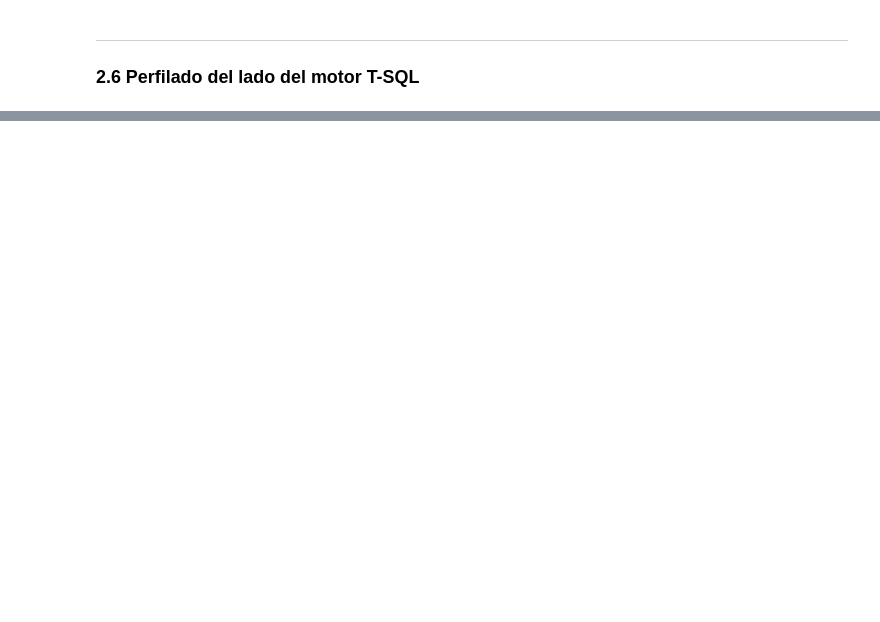
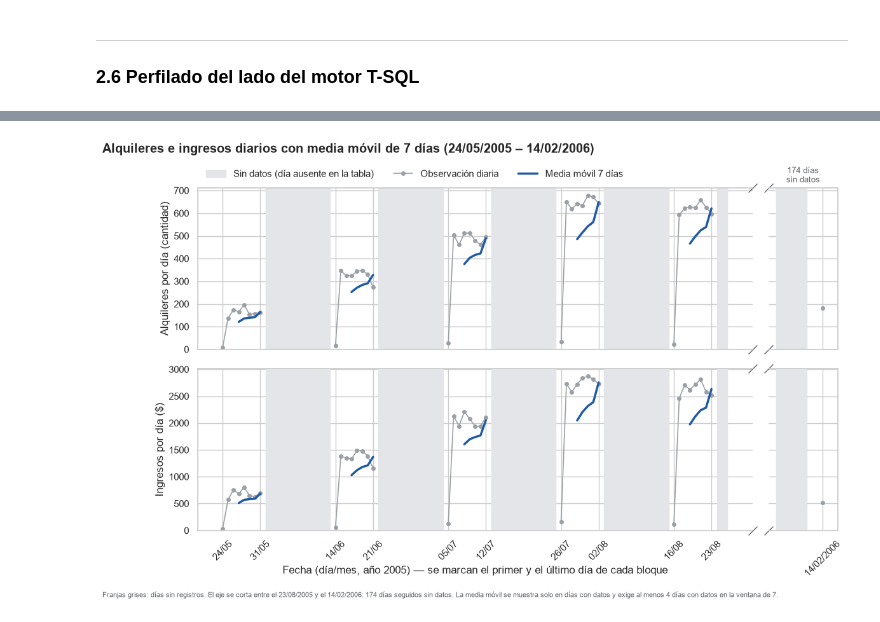
Before and after one commit to EliAyelen/tp2-equipo3, a Jupyter notebook: notebooks/analisis.ipynb, the cells around one changed output, grey strips where cells are left out. Drawn from its saved outputs; the diff is of its cells as text; code cells hidden in the pictures; blank space fills up the shorter version.

```diff
--- a/notebooks/analisis.ipynb
+++ b/notebooks/analisis.ipynb
@@ -607,0 +944,94 @@ COMPARACIÓN DE CONTROLES DE CALIDAD: T-SQL VS. PANDAS
+# %%
+# Hueco - diferencia entre fechas con datos
+fechas_con_datos = df_continuo.index[df_continuo["con_datos"]].to_series()
+saltos = fechas_con_datos.diff()
+fecha_aislada = saltos.idxmax()
+dias_hueco = saltos.max().days - 1
+fin_tramo = fechas_con_datos[fechas_con_datos < fecha_aislada].max()
+
+# --- Períodos a graficar (eje cortado) ---
+# Izquierda: tramo continuo + 3 días para mostrar dónde empieza el hueco largo
+# Derecha:   3 días previos al día aislado + el día aislado
+tramo = df_continuo.loc[: fin_tramo + pd.Timedelta(days=3)]
+aislado = df_continuo.loc[fecha_aislada - pd.Timedelta(days=3):]
+
+# --- Un panel por métrica (escalas distintas: no se mezclan en un mismo eje) ---
+paneles = [
+    ("cantidad_alquileres", "alquileres_mm7", "Alquileres por día (cantidad)"),
+    ("ingresos_totales", "ingresos_mm7", "Ingresos por día ($)"),
+]
+
+fig, axes = plt.subplots(2, 2, figsize=(13, 7), sharex="col", sharey="row",
+                         gridspec_kw={"width_ratios": [12, 1.5]})
+fig.subplots_adjust(wspace=0.05, hspace=0.12)
+
+# Marcas diagonales del corte del eje
+marcas_corte = dict(marker=[(-1, -1), (1, 1)], markersize=10, linestyle="none",
+                    color=COLOR_NOTA, mec=COLOR_NOTA, mew=1, clip_on=False)
+
+for (ax, ax_der), (col, col_mm7, etiqueta) in zip(axes, paneles):
+    for eje, datos in ((ax, tramo), (ax_der, aislado)):
+        sin_datos = (~datos["con_datos"]).to_numpy()
+        # Franja gris en los días sin datos
+        eje.fill_between(datos.index, 0, 1, where=sin_datos,
+                         transform=eje.get_xaxis_transform(),
+                         color=COLOR_HUECO, label="Sin datos (día ausente en la tabla)")
+        # Observación diaria: los NaN cortan la línea (no se inventan valores)
+        eje.plot(datos.index, datos[col], color=COLOR_DIARIO, marker="o",
+                 markersize=4, linewidth=1.2, label="Observación diaria")
+        # Media móvil de 7 días (solo en días con datos)
+        eje.plot(datos.index, datos[col_mm7], color=COLOR_MM7,
+                 linewidth=2.5, label="Media móvil 7 días")
+    ax.set_ylabel(etiqueta)
+    ax.set_ylim(bottom=0)                                  # eje desde 0
+
+    # Corte del eje: se ocultan los bordes enfrentados y se dibujan las diagonales
+    ax.spines["right"].set_visible(False)
+    ax_der.spines["left"].set_visible(False)
+    ax_der.tick_params(axis="y", left=False)
+    ax.plot([1, 1], [0, 1], transform=ax.transAxes, **marcas_corte)
+    ax_der.plot([0, 0], [0, 1], transform=ax_der.transAxes, **marcas_corte)
+
+# --- Rótulos, leyenda (fuera del área de datos) y nota ---
+axes[0, 0].legend(loc="lower left", bbox_to_anchor=(0, 1.0), ncol=3, frameon=False)
+axes[0, 1].set_title(f"{dias_hueco} días\nsin datos", fontsize=9, color=COLOR_NOTA)
+
+# --- Eje X izquierdo: marcar el primer y el último día de cada bloque con datos ---
+con_datos = tramo["con_datos"]
+inicio_bloque = con_datos & ~con_datos.shift(1, fill_value=False)
+fin_bloque = con_datos & ~con_datos.shift(-1, fill_value=False)
+fechas_eje = tramo.index[inicio_bloque | fin_bloque]
+
+axes[1, 0].set_xticks(fechas_eje)                                      # marcas grandes: bordes de bloque
+axes[1, 0].xaxis.set_major_formatter(mdates.DateFormatter("%d/%m"))
+axes[1, 0].xaxis.set_minor_locator(mdates.DayLocator())                # marca chica en cada día
+axes[1, 0].tick_params(axis="x", which="minor", length=3)
+axes[1, 0].tick_params(axis="x", which="major", length=7, rotation=45)
+axes[1, 0].set_xlabel("Fecha (día/mes, año 2005) — se marcan el primer y el último día de cada bloque")
+
+# --- Eje X derecho: solo el día aislado ---
+axes[1, 1].set_xlim(aislado.index.min() - pd.Timedelta(hours=12),
+                    fecha_aislada + pd.Timedelta(days=1))
+axes[1, 1].set_xticks([fecha_aislada])
+axes[1, 1].xaxis.set_major_formatter(mdates.DateFormatter("%d/%m/%Y"))
+axes[1, 1].tick_params(axis="x", which="major", length=7, rotation=45)
+
+fig.suptitle(
+    f"Alquileres e ingresos diarios con media móvil de 7 días "
+    f"({tramo.index.min():%d/%m/%Y} – {fecha_aislada:%d/%m/%Y})",
+    x=0.01, ha="left", fontweight="bold",
+)
+fig.text(
+    0.01, -0.04,
+    f"Franjas grises: días sin registros. El eje se corta entre el {fin_tramo:%d/%m/%Y} y el "
+    f"{fecha_aislada:%d/%m/%Y}: {dias_hueco} días seguidos sin datos. "
+    "La media móvil se muestra solo en días con datos y exige al menos 4 días con datos en la ventana de 7.",
+    fontsize=8, color=COLOR_NOTA,
+)
+
+# --- Exportar PNG a 150 dpi ---
+fig.savefig(os.path.join(CARPETA_GRAFICOS, "g1_serie_diaria_mm7.png"),
+            dpi=150, bbox_inches="tight")
+plt.show()
+# %% [output]
+[figure, added]
```
Also changed, not shown: parts of 23 cells of this notebook, 8 other files.
